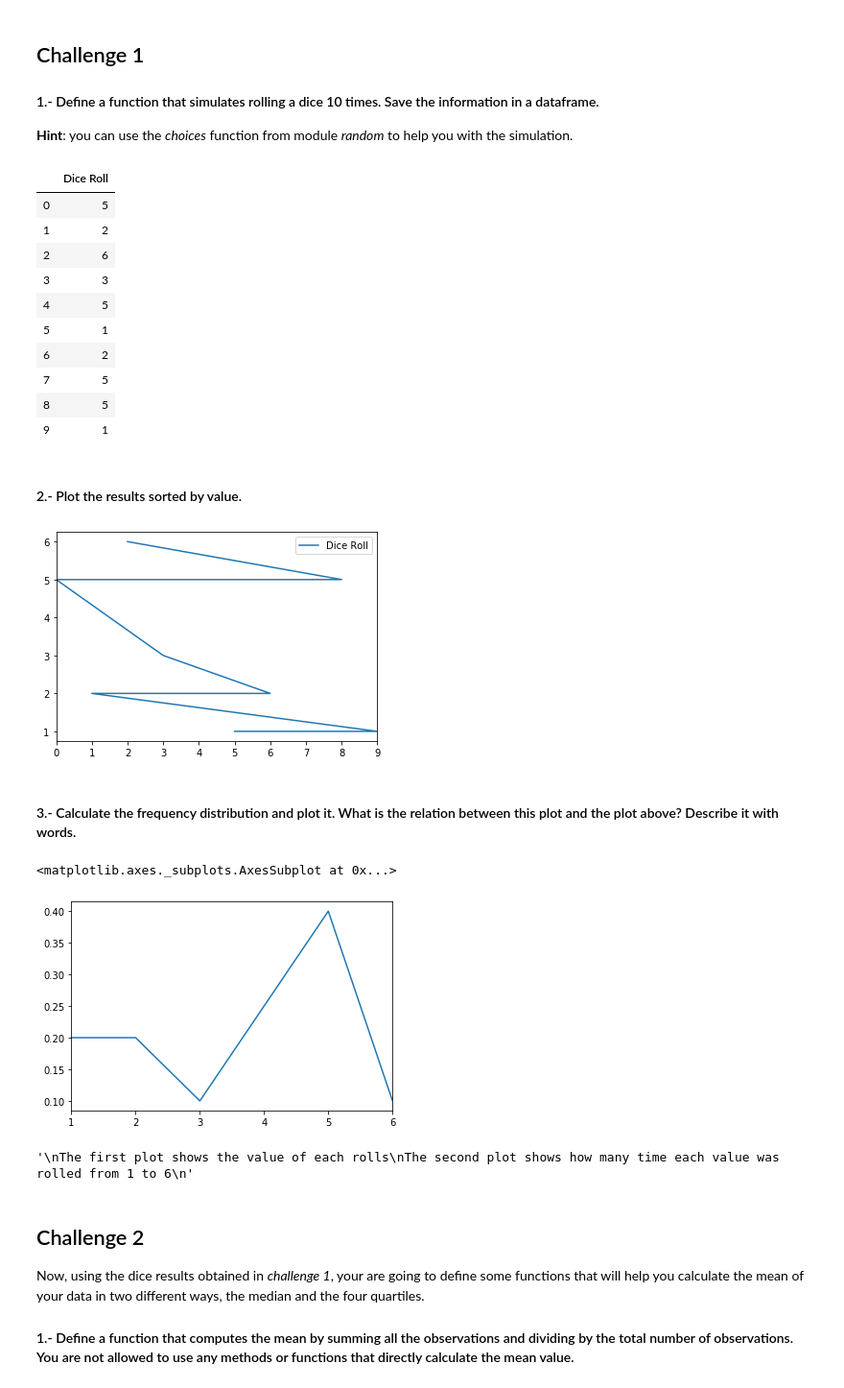
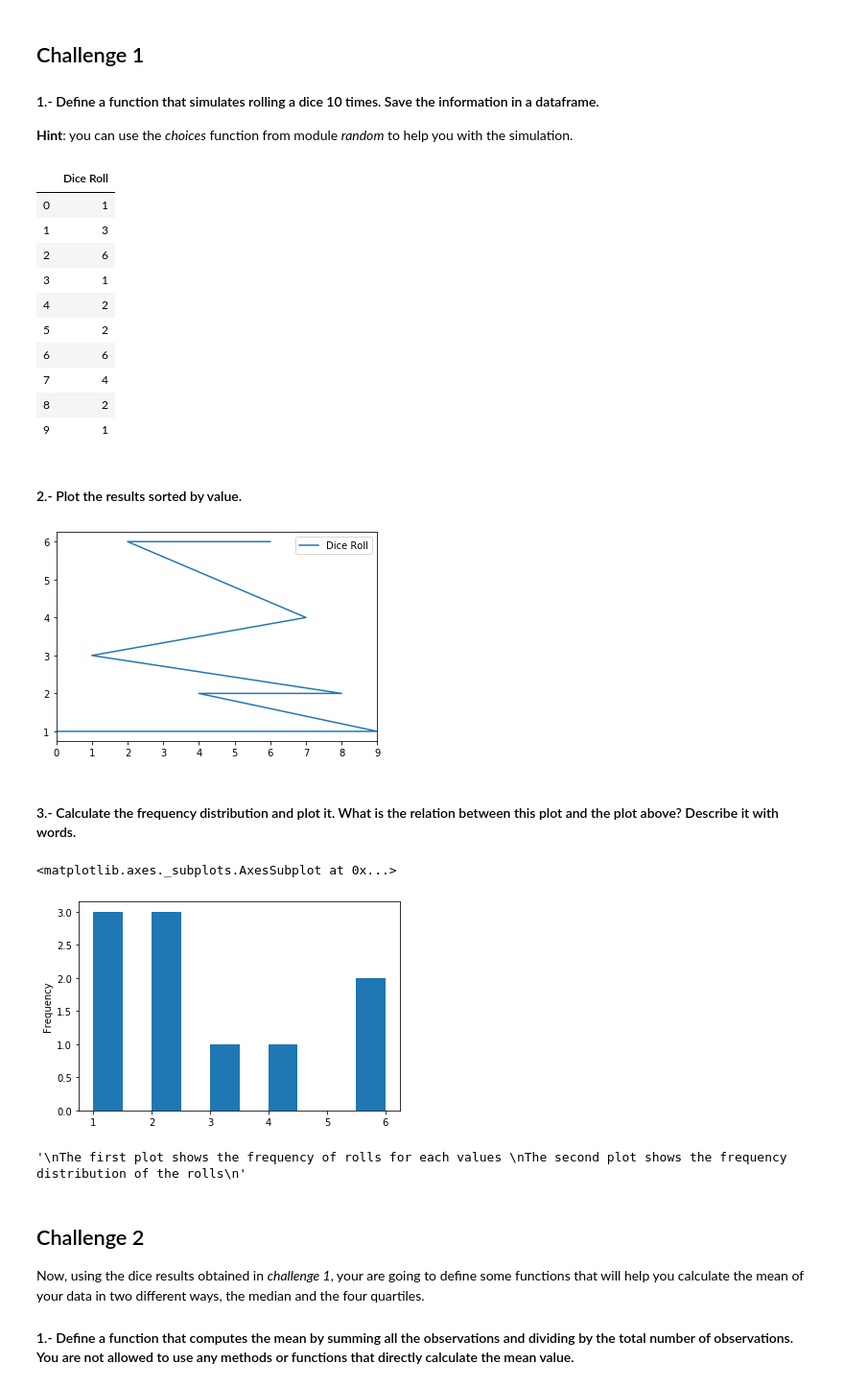
Before and after one commit to ta-data-lis/lab-understanding-descriptive-stats, a Jupyter notebook: your-code/main.ipynb, the cells around one changed output. Shown at 96% size. Cells and saved outputs as stored; diff of their text form; code cells hidden in the pictures.

```diff
--- a/your-code/main.ipynb
+++ b/your-code/main.ipynb
@@ -13,28 +14,28 @@ import random
 #### 1.- Define a function that simulates rolling a dice 10 times. Save the information in a dataframe.
 **Hint**: you can use the *choices* function from module *random* to help you with the simulation.
 # %%
-def dice_rolls():
+def dice_rolls(x):
     rolls = []
-    while len(rolls) < 10:
+    while len(rolls) < x:
         dice_range = range(1,7)
         roll = random.choice(dice_range)
         rolls.append(roll)
     return rolls
-df = pd.DataFrame(dice_rolls())
+df = pd.DataFrame(dice_rolls(10))
 df.columns = ['Dice Roll']
 # %%
 df
 # %% [output]
 |  | Dice Roll |
-| 0 | 5 |
-| 1 | 2 |
+| 0 | 1 |
+| 1 | 3 |
 | 2 | 6 |
-| 3 | 3 |
-| 4 | 5 |
-| 5 | 1 |
-| 6 | 2 |
-| 7 | 5 |
-| 8 | 5 |
+| 3 | 1 |
+| 4 | 2 |
+| 5 | 2 |
+| 6 | 6 |
+| 7 | 4 |
+| 8 | 2 |
 | 9 | 1 |
 # %% [markdown]
 #### 2.- Plot the results sorted by value.
@@ -42,21 +43,21 @@ df
 df.sort_values(by = 'Dice Roll').plot()
 plt.show()
 # %% [output]
-[figure, old version]
+[figure, new version]
 # %% [markdown]
 #### 3.- Calculate the frequency distribution and plot it. What is the relation between this plot and the plot above? Describe it with words.
 # %%
-df['Dice Roll'].value_counts(normalize = True).sort_index().plot()
+df['Dice Roll'].plot(kind = 'hist')
 # %% [output]
 <matplotlib.axes._subplots.AxesSubplot at 0x...>
-[figure, old version]
+[figure, new version]
 # %%
 """
-The first plot shows the value of each rolls
-The second plot shows how many time each value was rolled from 1 to 6
+The first plot shows the distribution of random rolls for each values
+The second plot shows the frequency distribution of the rolls
 """
 # %% [output]
-'\nThe first plot shows the value of each rolls\nThe second plot shows how many time each value was rolled from 1 to 6\n'
+'\nThe first plot shows the frequency of rolls for each values \nThe second plot shows the frequency distribution of the rolls\n'
 # %% [markdown]
 ## Challenge 2
 Now, using the dice results obtained in *challenge 1*, your are going to define some functions that will help you calculate the mean of your data in two different ways, the median and the four quartiles.
```
Also changed, not shown: parts of 59 cells of this notebook.
